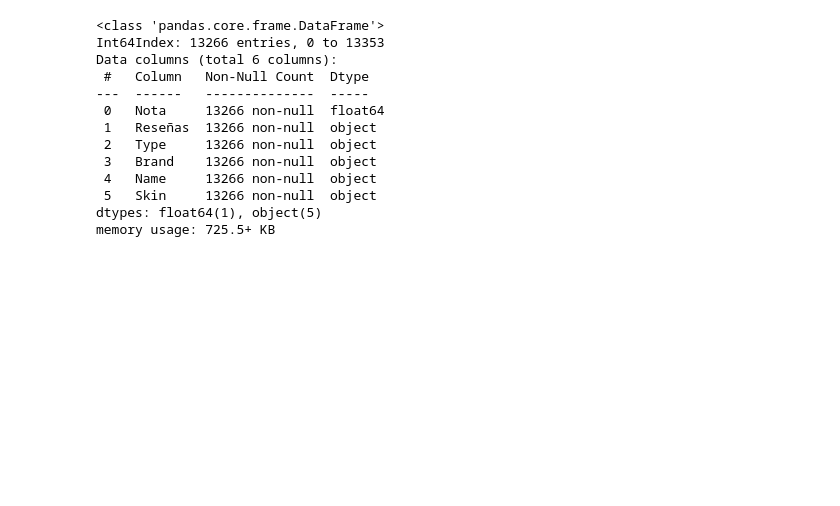
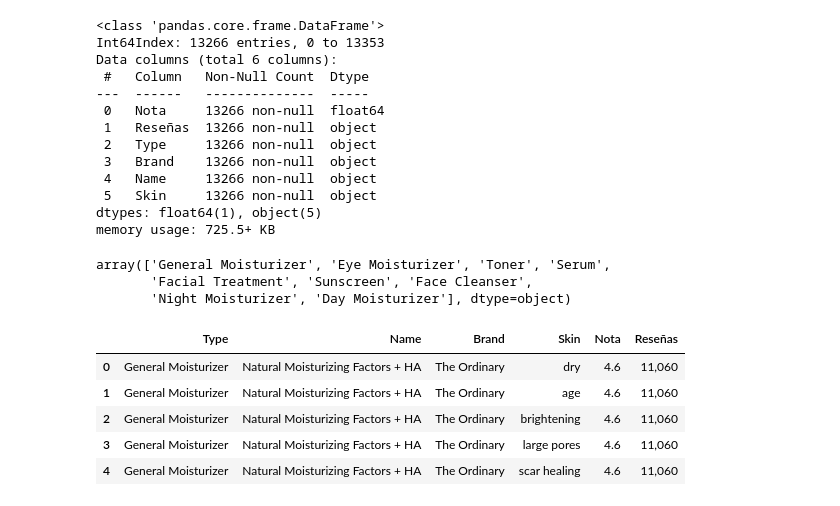
Before and after one commit to cristina-apostol/Skinbot-ML, a Jupyter notebook: Limpieza datos.ipynb, the cells around one changed output. Drawn from its saved outputs; the diff is of its cells as text; code cells hidden in the pictures; blank space fills up the shorter version.

```diff
--- a/Limpieza datos.ipynb
+++ b/Limpieza datos.ipynb
@@ -672,3 +672,25 @@ Data columns (total 6 columns):
  5   Skin     13266 non-null  object
 dtypes: float64(1), object(5)
 memory usage: 725.5+ KB
+# %%
+total.Type.unique()
+# %% [output]
+array(['General Moisturizer', 'Eye Moisturizer', 'Toner', 'Serum',
+       'Facial Treatment', 'Sunscreen', 'Face Cleanser',
+       'Night Moisturizer', 'Day Moisturizer'], dtype=object)
+# %%
+
+# Definir el nuevo orden de las columnas
+new_order = ['Type', 'Name', 'Brand', 'Skin', 'Nota', 'Reseñas']
+
+# Utilizar el método .reindex() para reordenar las columnas
+total = total.reindex(columns=new_order)
+# %%
+total.head()
+# %% [output]
+|  | Type | Name | Brand | Skin | Nota | Reseñas |
+| 0 | General Moisturizer | Natural Moisturizing Factors + HA | The Ordinary | dry | 4.6 | 11,060 |
+| 1 | General Moisturizer | Natural Moisturizing Factors + HA | The Ordinary | age | 4.6 | 11,060 |
+| 2 | General Moisturizer | Natural Moisturizing Factors + HA | The Ordinary | brightening | 4.6 | 11,060 |
+| 3 | General Moisturizer | Natural Moisturizing Factors + HA | The Ordinary | large pores | 4.6 | 11,060 |
+| 4 | General Moisturizer | Natural Moisturizing Factors + HA | The Ordinary | scar healing | 4.6 | 11,060 |
```
Also changed, not shown: parts of 9 cells of this notebook, 30 other files.
